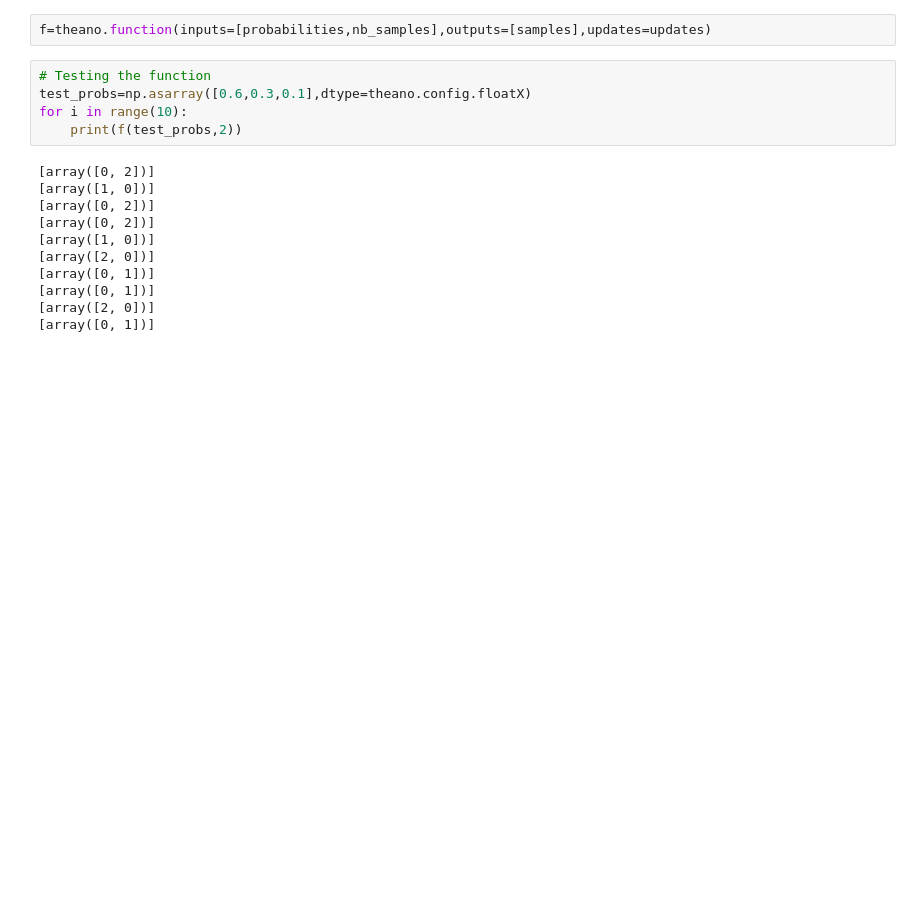
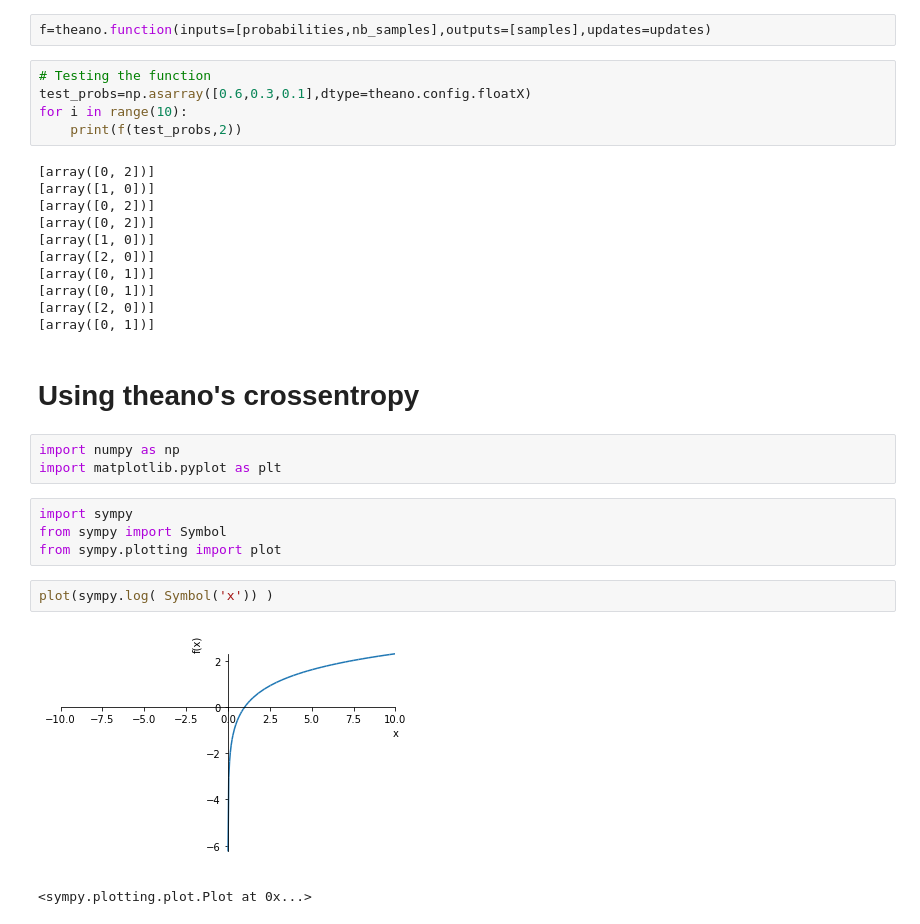
Before and after one commit to ernestyalumni/MLgrabbag, a Jupyter notebook: tutorial_theano.ipynb, the cells around one changed output. Saved outputs shown, nothing was run; the diff lists cells and outputs as text; blank space fills up the shorter version.

```diff
--- a/tutorial_theano.ipynb
+++ b/tutorial_theano.ipynb
@@ -1675,3 +1672,17 @@ for i in range(10):
 [array([0, 1])]
 [array([2, 0])]
 [array([0, 1])]
+# %% [markdown]
+# Using theano's crossentropy
+# %%
+import numpy as np
+import matplotlib.pyplot as plt
+# %%
+import sympy
+from sympy import Symbol
+from sympy.plotting import plot
+# %%
+plot(sympy.log( Symbol('x')) )
+# %% [output]
+[figure, added]
+<sympy.plotting.plot.Plot at 0x...>
```
Also changed, not shown: parts of 23 cells of this notebook, 20 other files.
